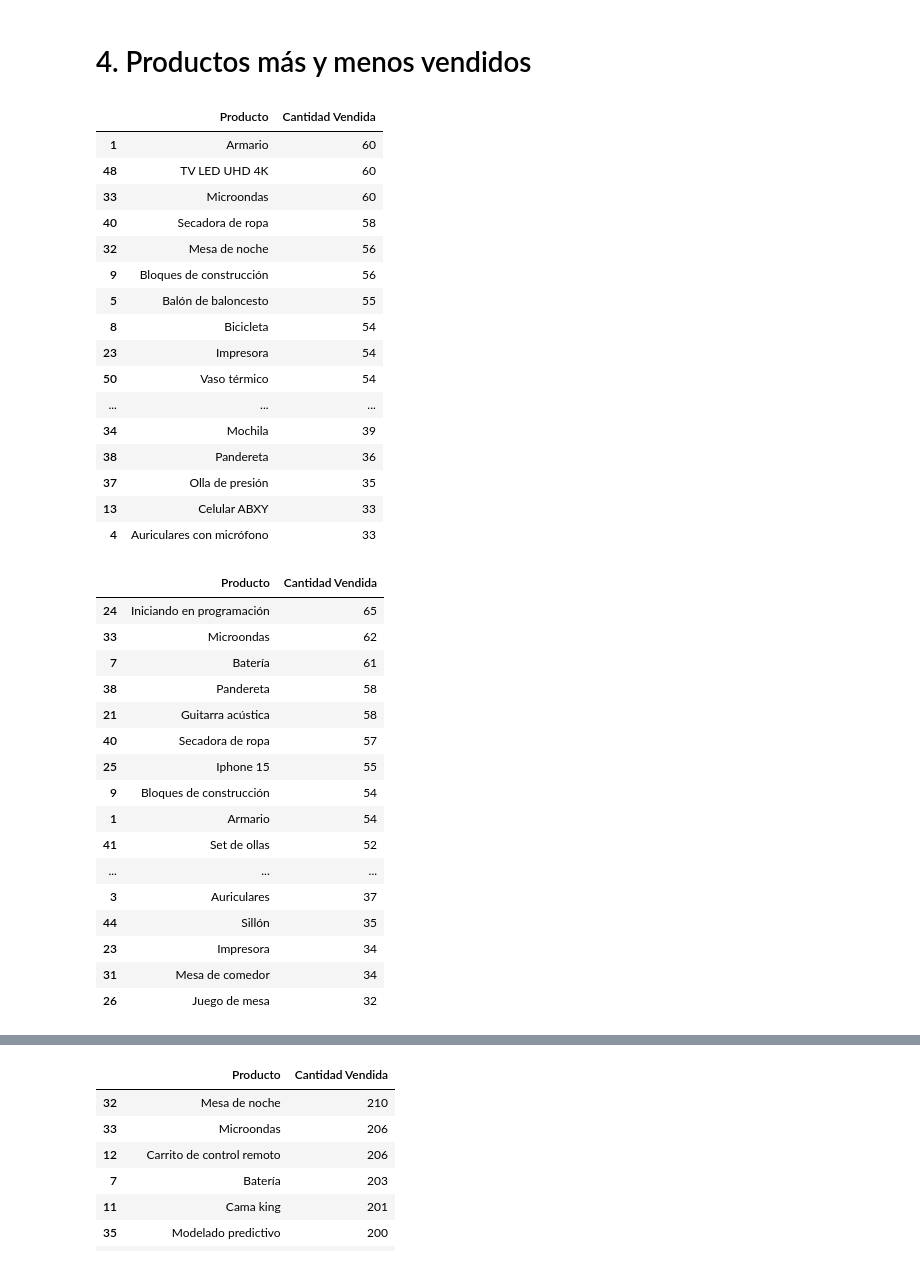
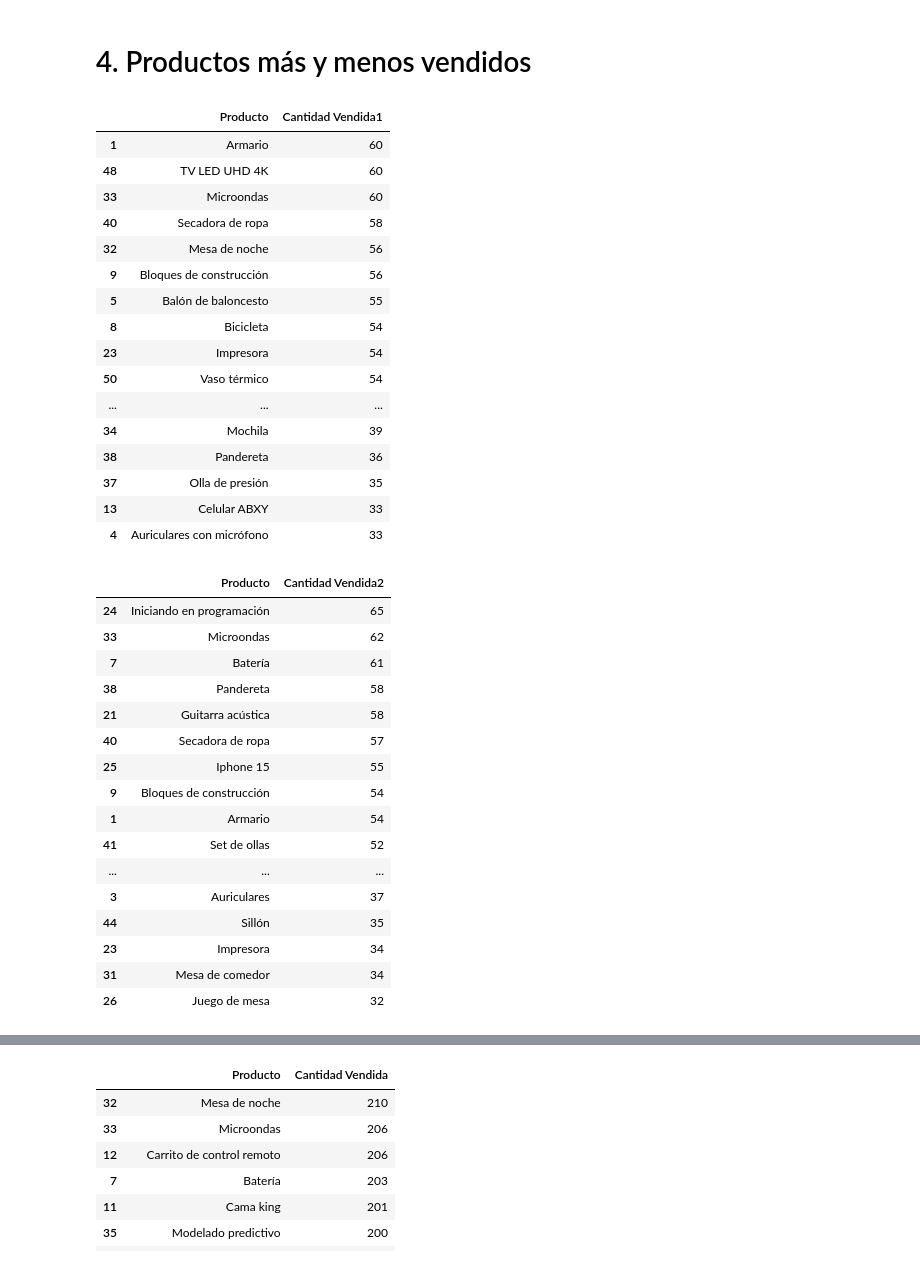
Before and after one commit to Yovan05/alura-store-latam, a Jupyter notebook: AluraStoreLatam.ipynb, the cells around one changed output, grey strips where cells are left out. Cells and saved outputs as stored; diff of their text form; code cells hidden in the pictures.

```diff
--- a/AluraStoreLatam.ipynb
+++ b/AluraStoreLatam.ipynb
@@ -572,11 +574,11 @@ plt.show()
 # %% [markdown]
 # 4. Productos más y menos vendidos
 # %%
-cantidad_ventas_categoria_tienda1 = tienda.groupby('Producto').size().reset_index(name='Cantidad Vendida')
-cantidad_ventas_categoria_tienda1 = cantidad_ventas_categoria_tienda1.sort_values(by='Cantidad Vendida', ascending=False)
+cantidad_ventas_categoria_tienda1 = tienda.groupby('Producto').size().reset_index(name='Cantidad Vendida1')
+cantidad_ventas_categoria_tienda1 = cantidad_ventas_categoria_tienda1.sort_values(by='Cantidad Vendida1', ascending=False)
 cantidad_ventas_categoria_tienda1
 # %% [output]
-|  | Producto | Cantidad Vendida |
+|  | Producto | Cantidad Vendida1 |
 | 1 | Armario | 60 |
 | 48 | TV LED UHD 4K | 60 |
 | 33 | Microondas | 60 |
@@ -594,11 +596,11 @@ cantidad_ventas_categoria_tienda1
 | 13 | Celular ABXY | 33 |
 | 4 | Auriculares con micrófono | 33 |
 # %%
-cantidad_ventas_categoria_tienda2 = tienda2.groupby('Producto').size().reset_index(name='Cantidad Vendida')
-cantidad_ventas_categoria_tienda2 = cantidad_ventas_categoria_tienda2.sort_values(by='Cantidad Vendida', ascending=False)
+cantidad_ventas_categoria_tienda2 = tienda2.groupby('Producto').size().reset_index(name='Cantidad Vendida2')
+cantidad_ventas_categoria_tienda2 = cantidad_ventas_categoria_tienda2.sort_values(by='Cantidad Vendida2', ascending=False)
 cantidad_ventas_categoria_tienda2
 # %% [output]
-|  | Producto | Cantidad Vendida |
+|  | Producto | Cantidad Vendida2 |
 | 24 | Iniciando en programación | 65 |
 | 33 | Microondas | 62 |
 | 7 | Batería | 61 |
```
Also changed, not shown: parts of 23 cells of this notebook.
